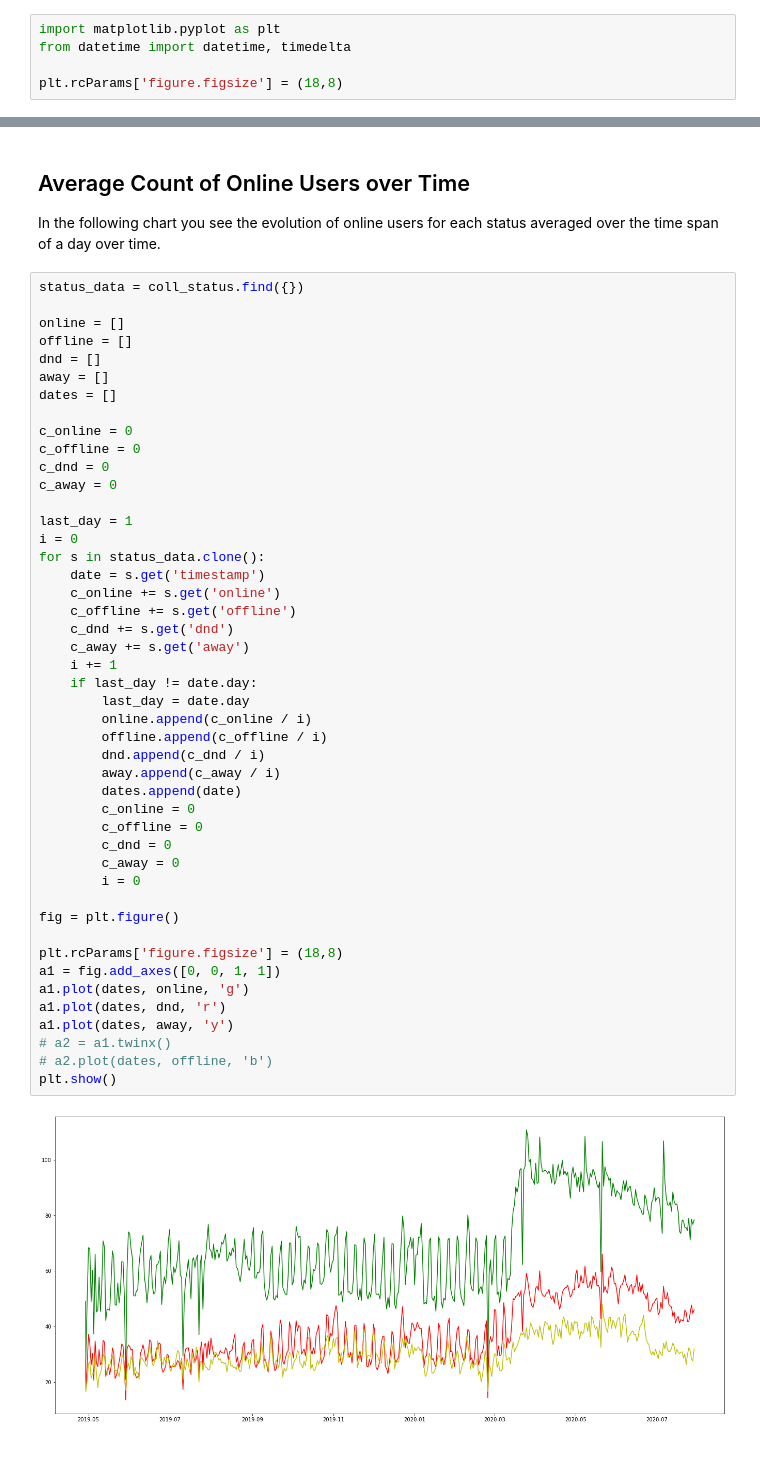
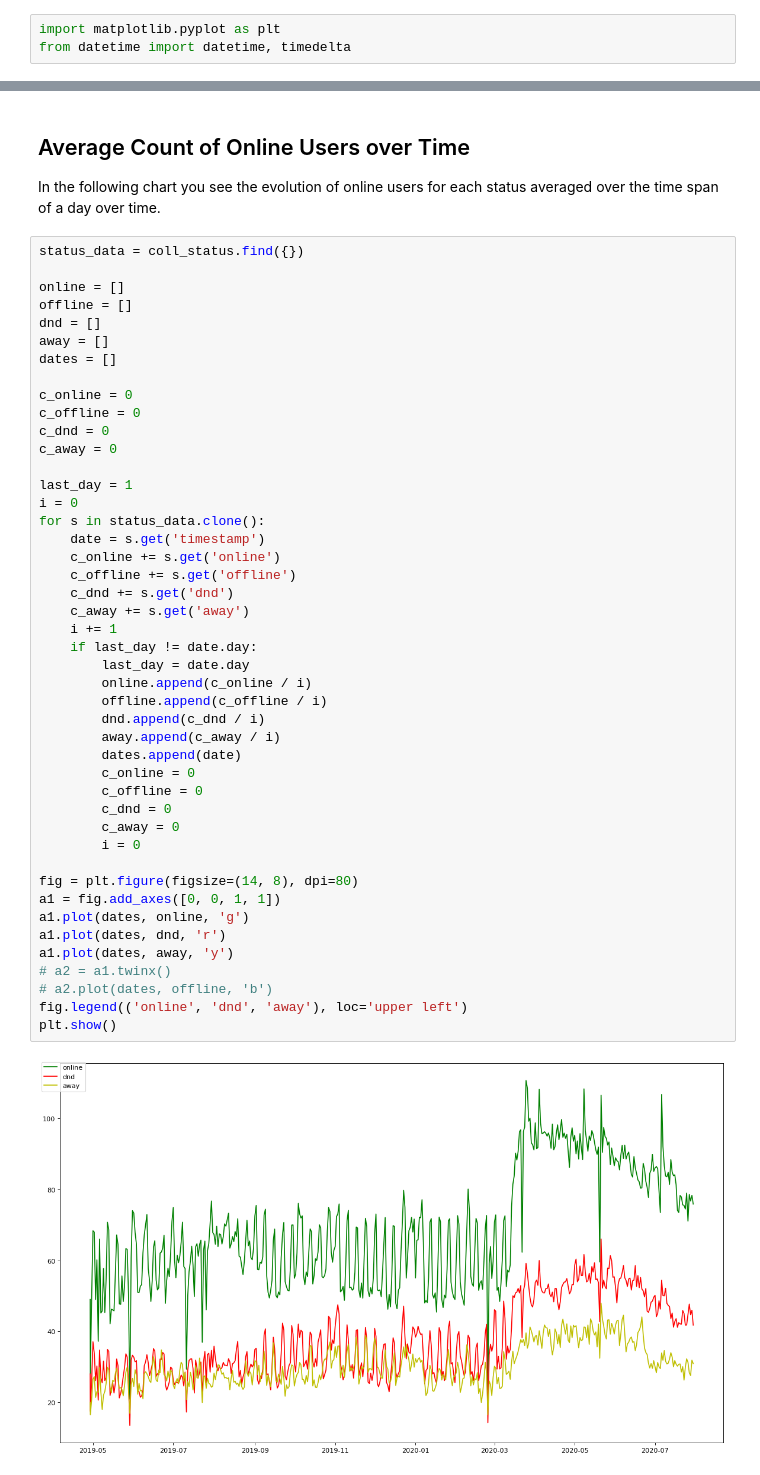
Before and after one commit to dev-schueppchen/kirby-results, a Jupyter notebook: Status.ipynb, the cells around one changed output, grey strips where cells are left out. Drawn from its saved outputs; the diff is of its cells as text.

```diff
--- a/Status.ipynb
+++ b/Status.ipynb
@@ -12,8 +12,6 @@ The following two scripts are activated to:
 # %%
 import matplotlib.pyplot as plt
 from datetime import datetime, timedelta
-
-plt.rcParams['figure.figsize'] = (18,8)
 # %%
 # Get messages collection
 coll_status = mongo_db['status']
@@ -98,34 +96,33 @@ c_away = 0
 last_day = 1
 i = 0
 for s in status_data.clone():
     date = s.get('timestamp')
     c_online += s.get('online')
     c_offline += s.get('offline')
     c_dnd += s.get('dnd')
     c_away += s.get('away')
     i += 1
     if last_day != date.day:
         last_day = date.day
         online.append(c_online / i)
         offline.append(c_offline / i)
         dnd.append(c_dnd / i)
         away.append(c_away / i)
         dates.append(date)
         c_online = 0
         c_offline = 0
         c_dnd = 0
         c_away = 0
         i = 0
 
-fig = plt.figure()
-
-plt.rcParams['figure.figsize'] = (18,8)
+fig = plt.figure(figsize=(14, 8), dpi=80)
 a1 = fig.add_axes([0, 0, 1, 1])
 a1.plot(dates, online, 'g')
 a1.plot(dates, dnd, 'r')
 a1.plot(dates, away, 'y')
 # a2 = a1.twinx()
 # a2.plot(dates, offline, 'b')
+fig.legend(('online', 'dnd', 'away'), loc='upper left')
 plt.show()
 # %% [output]
-[figure, old version]
+[figure, new version]
```
Also changed, not shown: parts of 3 cells of this notebook, 1 other file.
